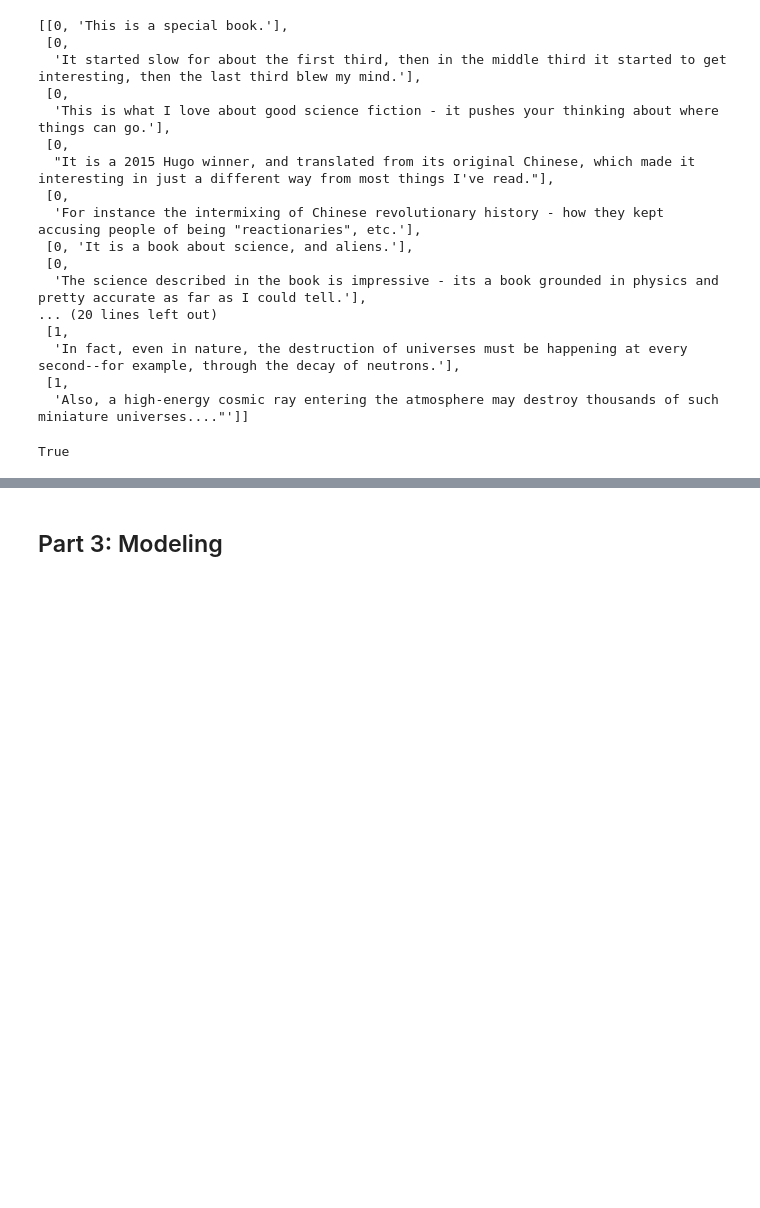
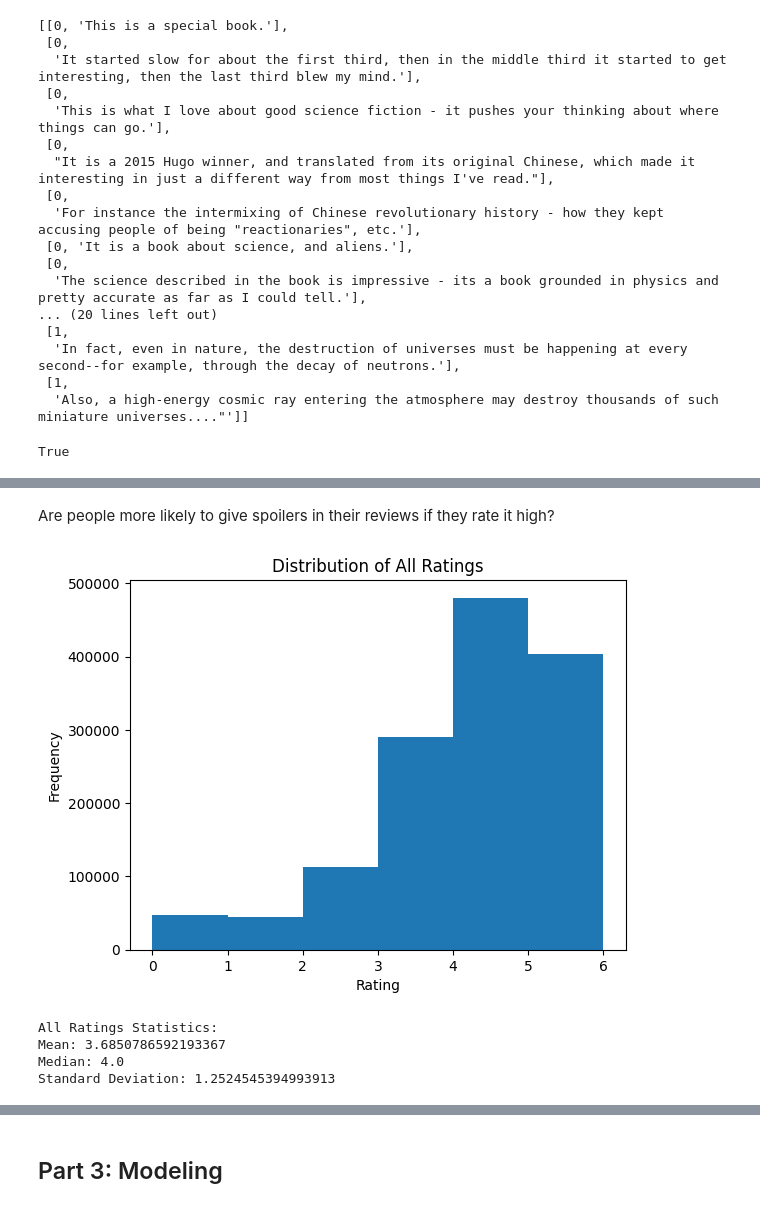
Before and after one commit to jontruong05/cse158-assignment2, a Jupyter notebook: workbook.ipynb, the cells around one changed output, grey strips where cells are left out. Cells and saved outputs as stored; diff of their text form; code cells hidden in the pictures; blank space fills up the shorter version.

Commit message:
created some plots, basic statistics, and an idea for feature engineering

```diff
--- a/workbook.ipynb
+++ b/workbook.ipynb
@@ -67,3 +57,6 @@ datum['review_sentences']
 datum['has_spoiler']
 # %% [output]
 True
+# %%
+df = pd.DataFrame(data)
+df.head()
@@ -69,0 +70,23 @@ True
+# %% [markdown]
+Are people more likely to give spoilers in their reviews if they rate it high?
+# %%
+# Distribution of all ratings
+all_ratings = df['rating']
+plt.hist(all_ratings, bins=np.arange(0, 7))
+plt.title('Distribution of All Ratings')
+plt.xlabel('Rating')
+plt.ylabel('Frequency')
+plt.show()
+# %% [output]
+[figure, added]
+# %%
+# Some basic statistical information for all ratings
+print("All Ratings Statistics:")
+print(f"Mean: {np.mean(all_ratings)}")
+print(f"Median: {np.median(all_ratings)}")
+print(f"Standard Deviation: {np.std(all_ratings)}")
+# %% [output]
+All Ratings Statistics:
+Mean: 3.6850786592193367
+Median: 4.0
+Standard Deviation: 1.2524545394993913
```
Also changed, not shown: parts of 9 cells of this notebook.
